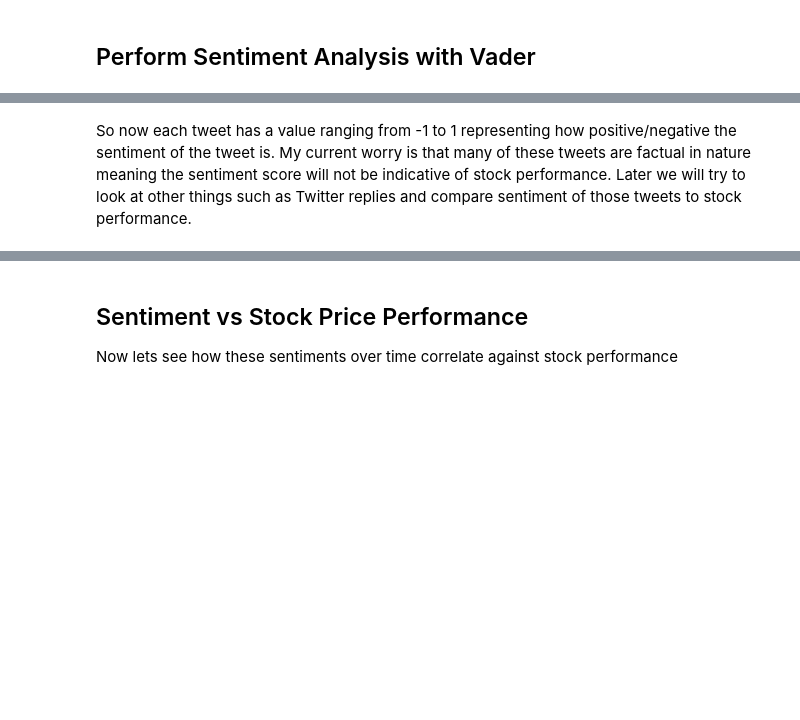
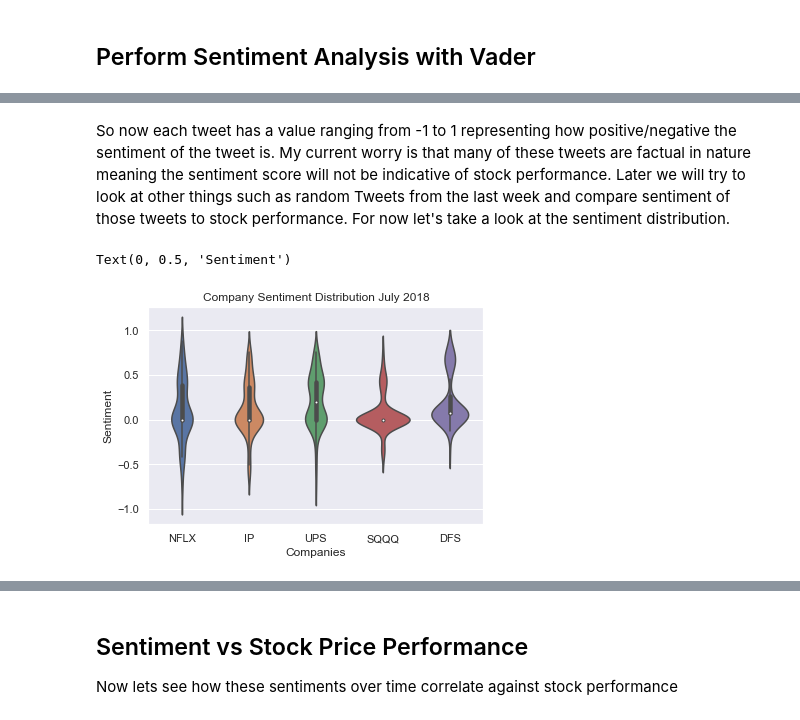
Before and after one commit to gilaniasher/sentiment-driven-market-analysis, a Jupyter notebook: results.ipynb, the cells around one changed output, grey strips where cells are left out. Cells and saved outputs as stored; diff of their text form; code cells hidden in the pictures; blank space fills up the shorter version.

```diff
--- a/results.ipynb
+++ b/results.ipynb
@@ -199,4 +207,14 @@ relevant_tickers.head()
 | 3 | 82 | 1016153595522281500 | weekly recap hsy price moved sinc... | 2018-07-09 02:54:31+00:00 | aboutheoptions | HSY | The Hershey Company | https://twitter.com/i/web/status/... | False | -0.2960 |
 | 4 | 108 | 1016208393378283500 | ar cgc dave gnc hsy icon kmb pep ... | 2018-07-09 06:32:15+00:00 | SeekingAlpha | HSY | The Hershey Company | https://seekingalpha.com/article/... | False | 0.0000 |
 # %% [markdown]
-So now each tweet has a value ranging from -1 to 1 representing how positive/negative the sentiment of the tweet is. My current worry is that many of these tweets are factual in nature meaning the sentiment score will not be indicative of stock performance. Later we will try to look at other things such as Twitter replies and compare sentiment of those tweets to stock performance.
+So now each tweet has a value ranging from -1 to 1 representing how positive/negative the sentiment of the tweet is. My current worry is that many of these tweets are factual in nature meaning the sentiment score will not be indicative of stock performance. Later we will try to look at other things such as random Tweets from the last week and compare sentiment of those tweets to stock performance. For now let's take a look at the sentiment distribution.
+# %%
+# Violin plot to show sentiment distribution
+ticker_subset = relevant_tickers[relevant_tickers.symbols.isin(['NFLX', 'IP', 'SQQQ', 'DFS', 'UPS'])]
+ax = sns.violinplot(x='symbols', y='sentiment', data=ticker_subset)
+ax.set_title('Company Sentiment Distribution July 2018')
+ax.set_xlabel('Companies')
+ax.set_ylabel('Sentiment')
+# %% [output]
+Text(0, 0.5, 'Sentiment')
+[figure, added]
```
Also changed, not shown: parts of 22 cells of this notebook, 1 other file.
